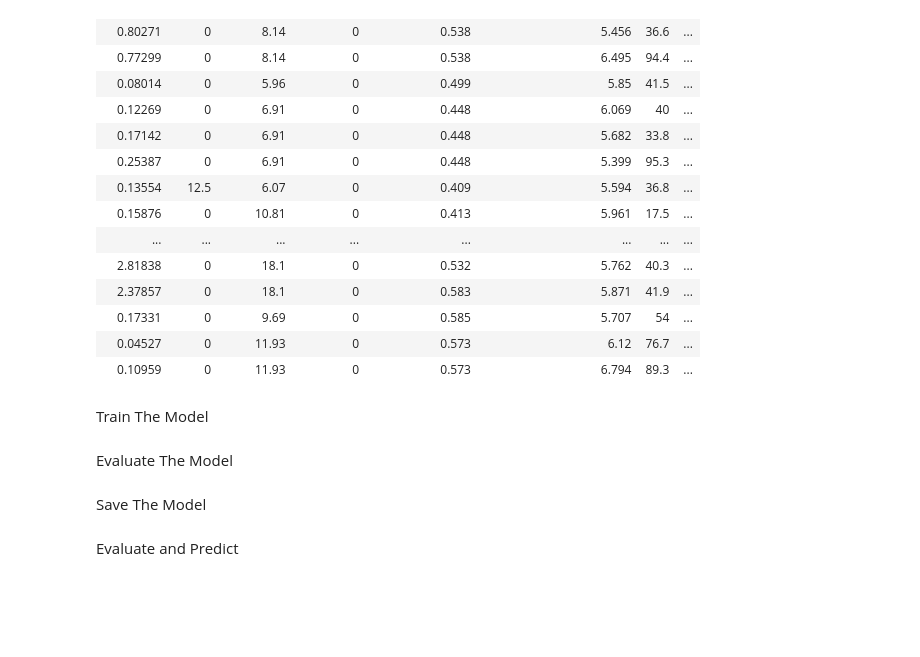
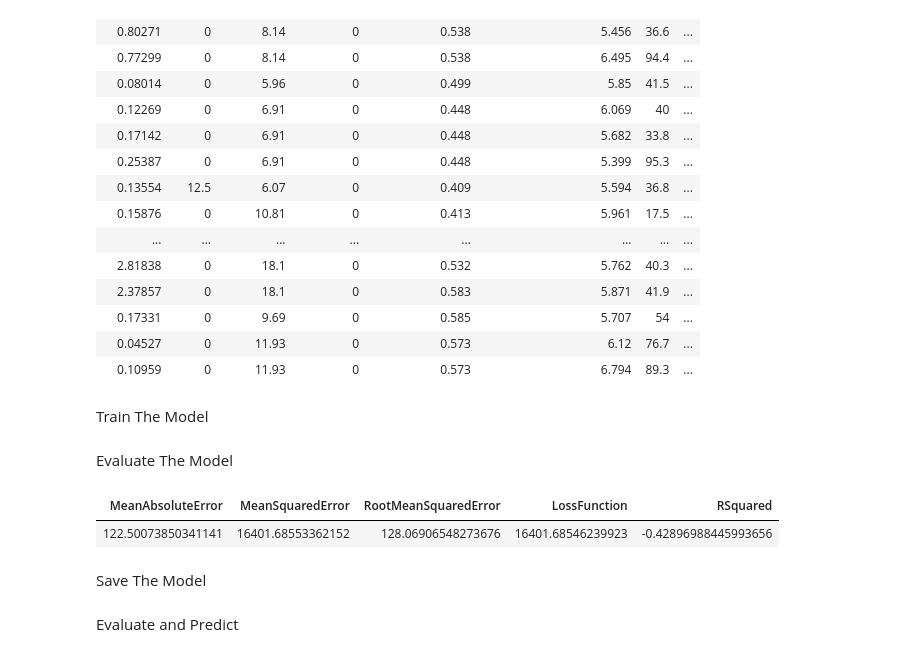
Before and after one commit to marb61a/ML.net-Projects, a Jupyter notebook: NBDecisionTreeRegression/DecisionTreeRegression.ipynb, the cells around one changed output. Drawn from its saved outputs; the diff is of its cells as text; code cells hidden in the pictures; blank space fills up the shorter version.

```diff
--- a/NBDecisionTreeRegression/DecisionTreeRegression.ipynb
+++ b/NBDecisionTreeRegression/DecisionTreeRegression.ipynb
@@ -151,2 +154,7 @@ Evaluate The Model
+# %%
+metrics
+# %% [output]
+| MeanAbsoluteError | MeanSquaredError | RootMeanSquaredError | LossFunction | RSquared |
+| 122.50073850341141 | 16401.68553362152 | 128.06906548273676 | 16401.68546239923 | -0.42896988445993656 |
 # %% [markdown]
 Save The Model
```
Also changed, not shown: parts of 4 cells of this notebook, 1 other file.
